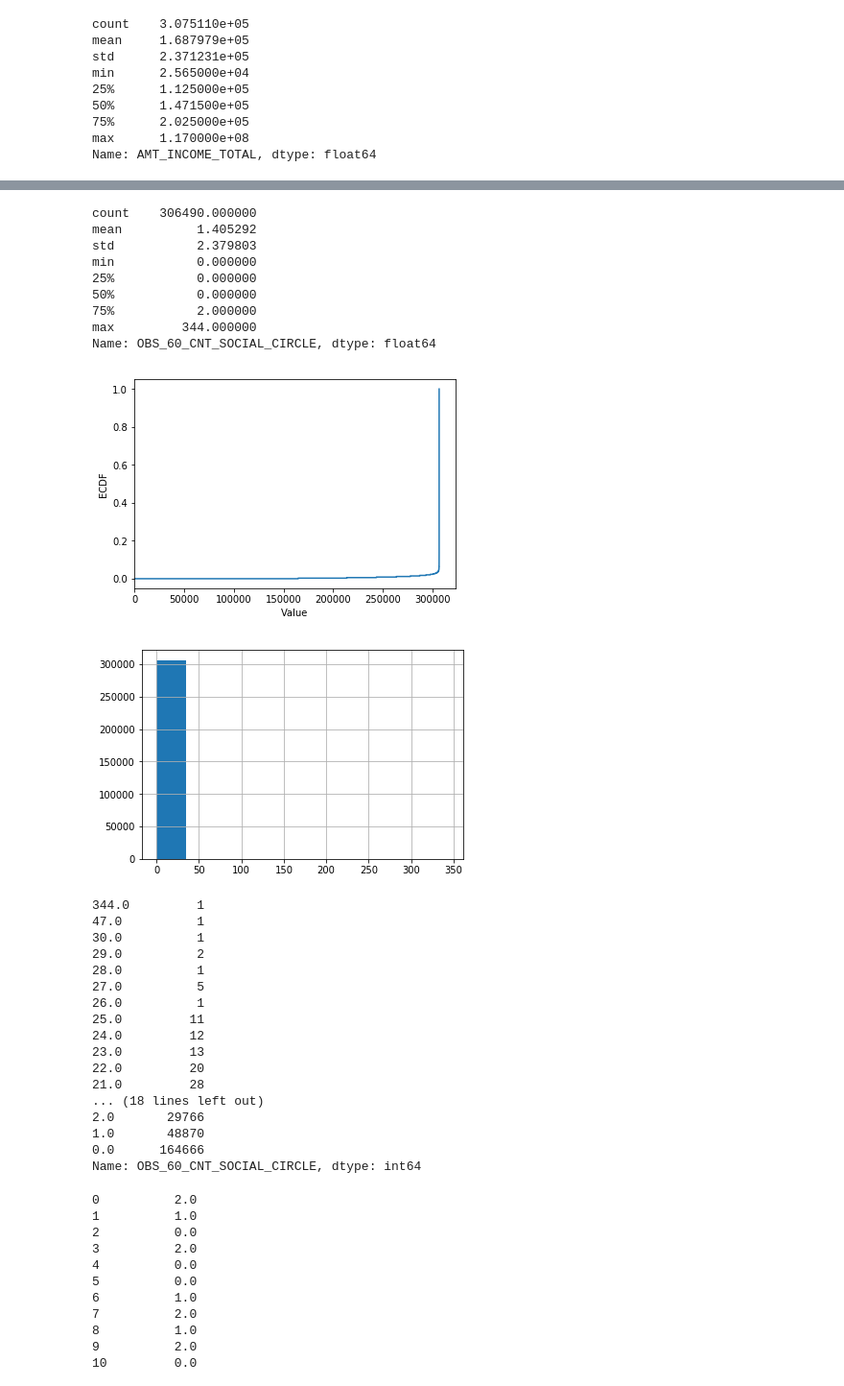
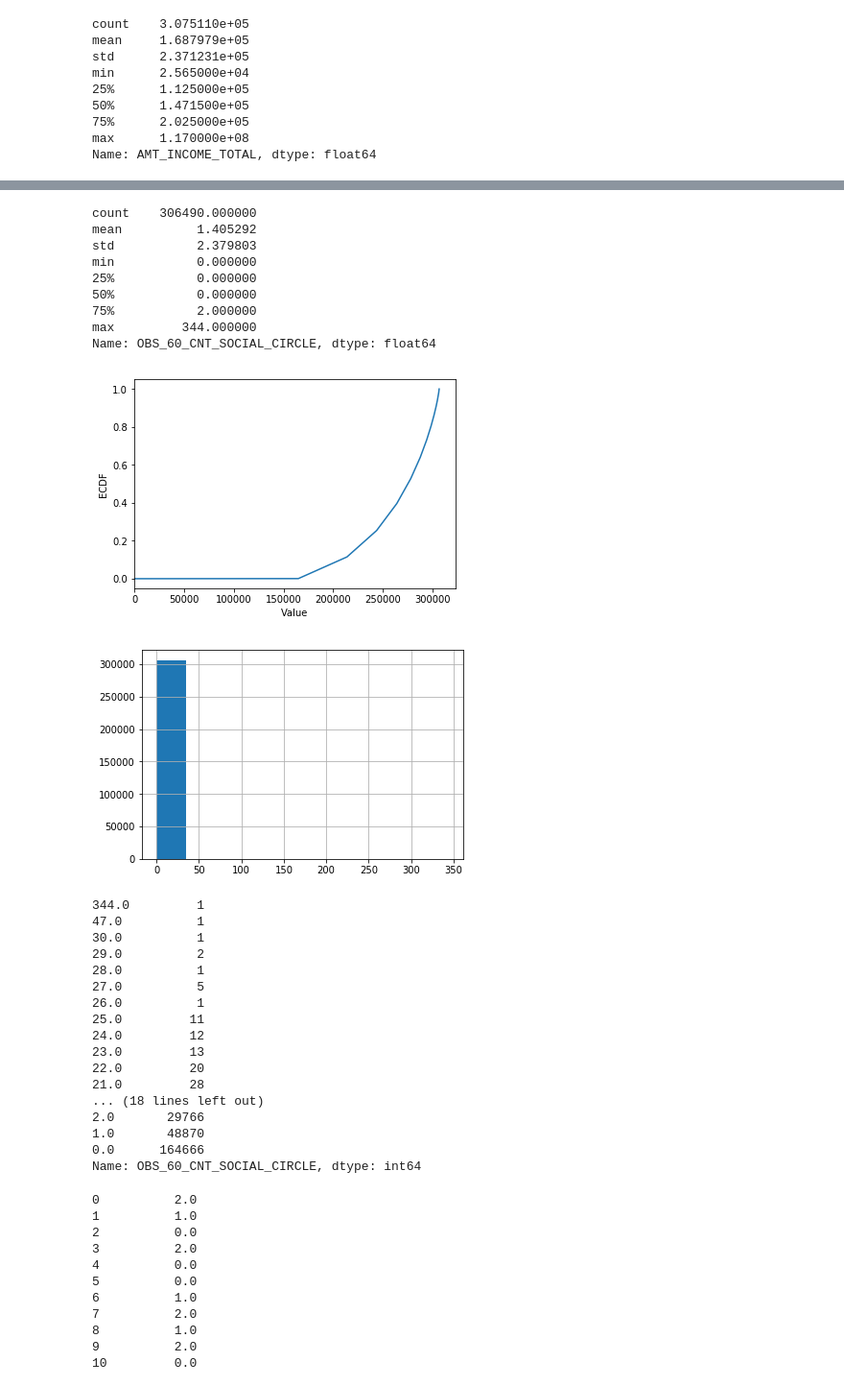
Before and after one commit to dgtyuewq/2nd-ML100days-2, a Jupyter notebook: Day_006_HW.ipynb, the cells around one changed output, grey strips where cells are left out. Shown at 96% size. Saved outputs shown, nothing was run; the diff lists cells and outputs as text; code cells hidden in the pictures.

```diff
--- a/Day_006_HW.ipynb
+++ b/Day_006_HW.ipynb
@@ -189,35 +191,35 @@ Name: REGION_POPULATION_RELATIVE, Length: 81, dtype: int64
 # %%
 # 最大值落在分布之外
 print(app_train['OBS_60_CNT_SOCIAL_CIRCLE'].describe())
 
 # 繪製 Empirical Cumulative Density Plot (ECDF)
 """
 Your Code Here
 """
-cdf = app_train['OBS_60_CNT_SOCIAL_CIRCLE'].sort_values().reset_index(drop=True)
+cdf = np.cumsum(app_train['OBS_60_CNT_SOCIAL_CIRCLE'].sort_values().reset_index(drop=True))
 
 
 plt.plot(list(cdf.index), cdf/cdf.max())
 plt.xlabel('Value')
 plt.ylabel('ECDF')
 plt.xlim([cdf.index.min() * 0.95, cdf.index.max() * 1.05])
 plt.ylim([-0.05,1.05]) # 限制顯示圖片的範圍
 plt.show()
 
 app_train['OBS_60_CNT_SOCIAL_CIRCLE'].hist()
 plt.show()
 print(app_train['OBS_60_CNT_SOCIAL_CIRCLE'].value_counts().sort_index(ascending = False))
 # %% [output]
 count    306490.000000
 mean          1.405292
 std           2.379803
 min           0.000000
 25%           0.000000
 50%           0.000000
 75%           2.000000
 max         344.000000
 Name: OBS_60_CNT_SOCIAL_CIRCLE, dtype: float64
-[figure, old version]
+[figure, new version]
 [figure]
 344.0         1
 47.0          1
```
Also changed, not shown: parts of 2 cells of this notebook.
